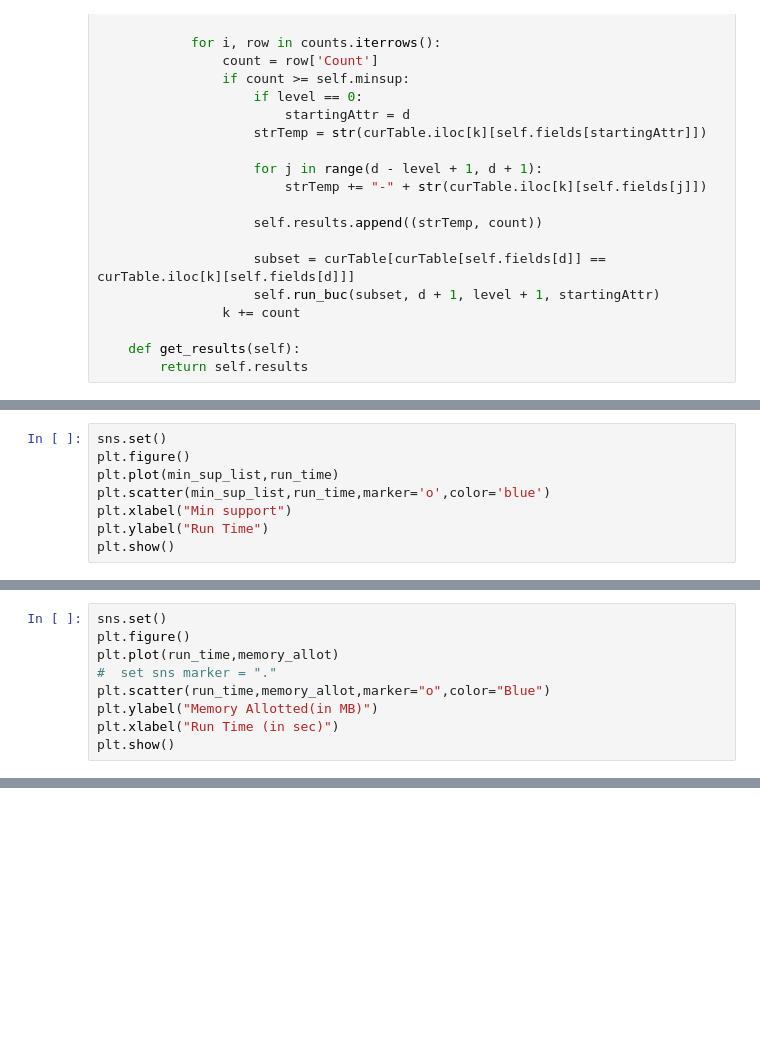
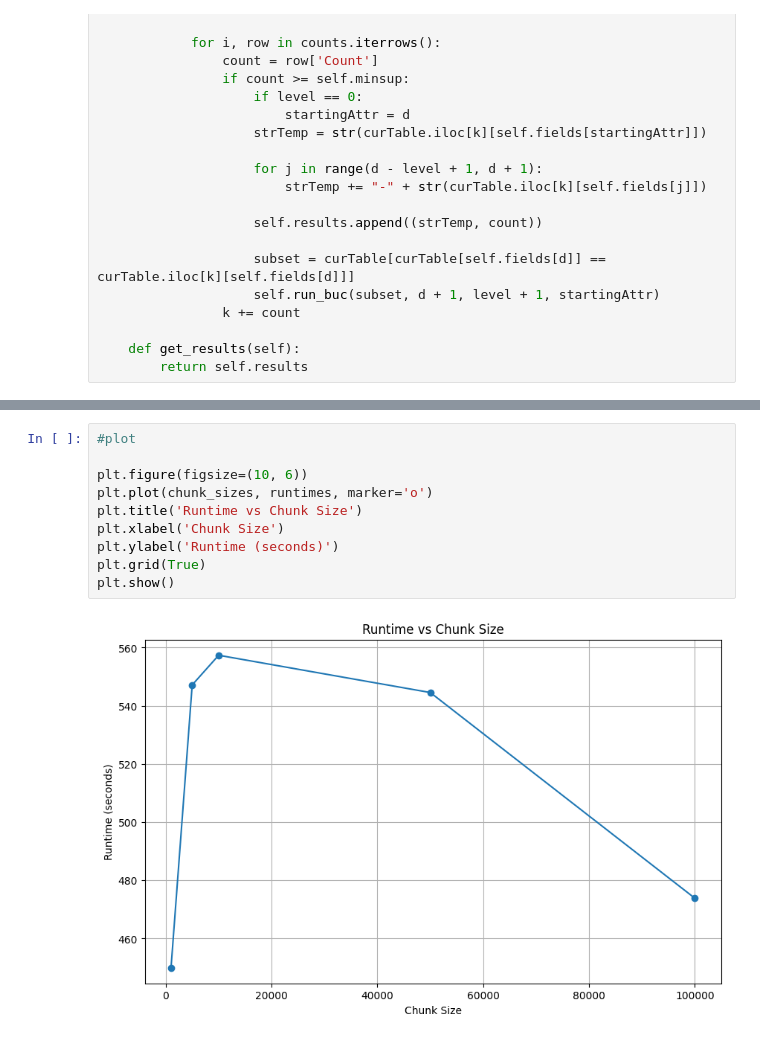
Before and after one commit to arghyawning/data-analytics-1-assignments, a Jupyter notebook: a2/assignment2 51/assignment2 51.ipynb, the cells around one changed output, grey strips where cells are left out. Saved outputs shown, nothing was run; the diff lists cells and outputs as text; blank space fills up the shorter version.

```diff
--- a/a2/assignment2 51/assignment2 51.ipynb
+++ b/a2/assignment2 51/assignment2 51.ipynb
@@ -741,8 +585,0 @@ result
-# %%
-sns.set()
-plt.figure()
-plt.plot(min_sup_list,run_time)
-plt.scatter(min_sup_list,run_time,marker='o',color='blue')
-plt.xlabel("Min support")
-plt.ylabel("Run Time")
-plt.show()
@@ -751,9 +585,0 @@ plt.show()
-# %%
-sns.set()
-plt.figure()
-plt.plot(run_time,memory_allot)
-#  set sns marker = "."
-plt.scatter(run_time,memory_allot,marker="o",color="Blue")
-plt.ylabel("Memory Allotted(in MB)")
-plt.xlabel("Run Time (in sec)")
-plt.show()
@@ -761,0 +830,12 @@ plt.show()
+# %%
+#plot
+
+plt.figure(figsize=(10, 6))
+plt.plot(chunk_sizes, runtimes, marker='o')
+plt.title('Runtime vs Chunk Size')
+plt.xlabel('Chunk Size')
+plt.ylabel('Runtime (seconds)')
+plt.grid(True)
+plt.show()
+# %% [output]
+[figure, added]
```
Also changed, not shown: parts of 17 cells of this notebook, 2 other files.
